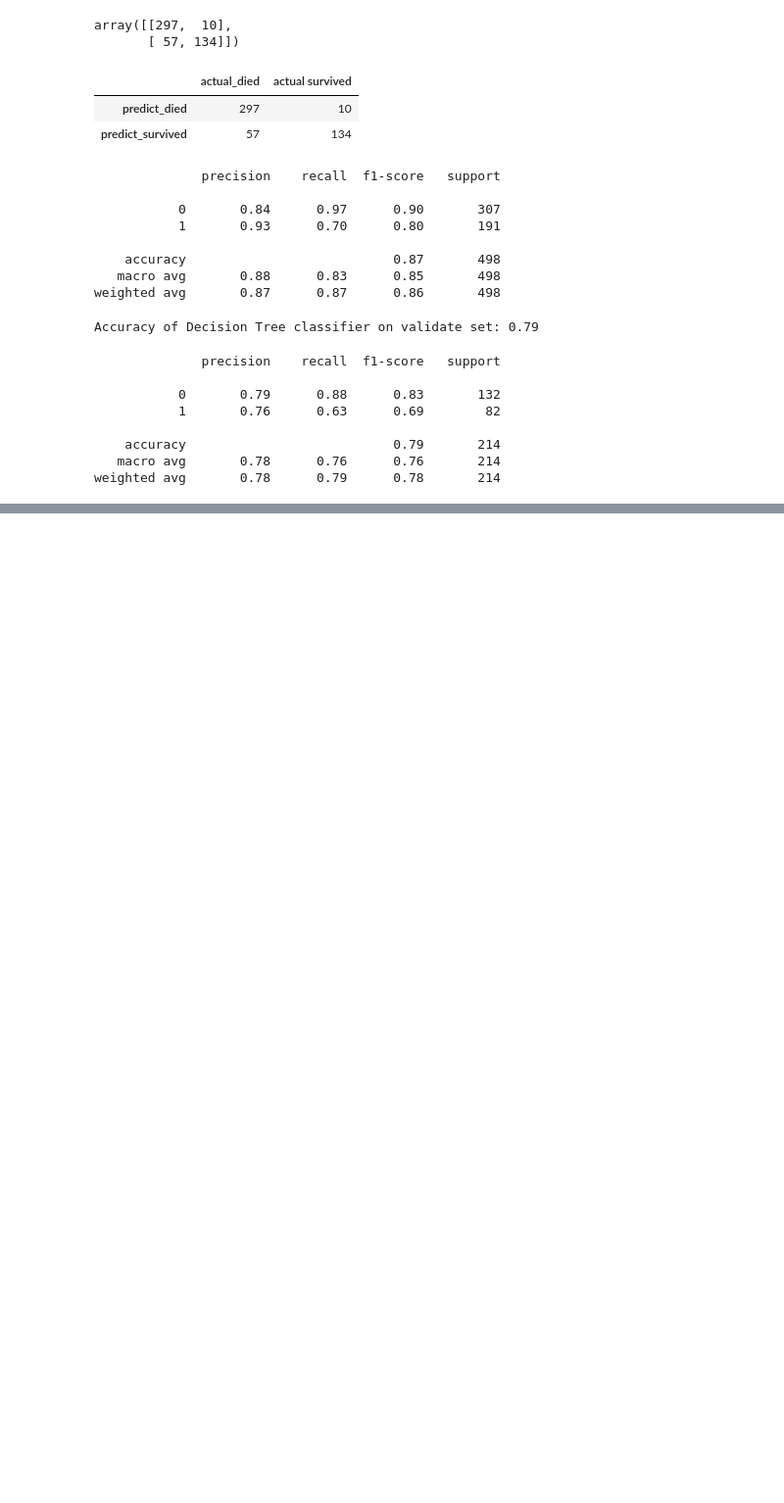
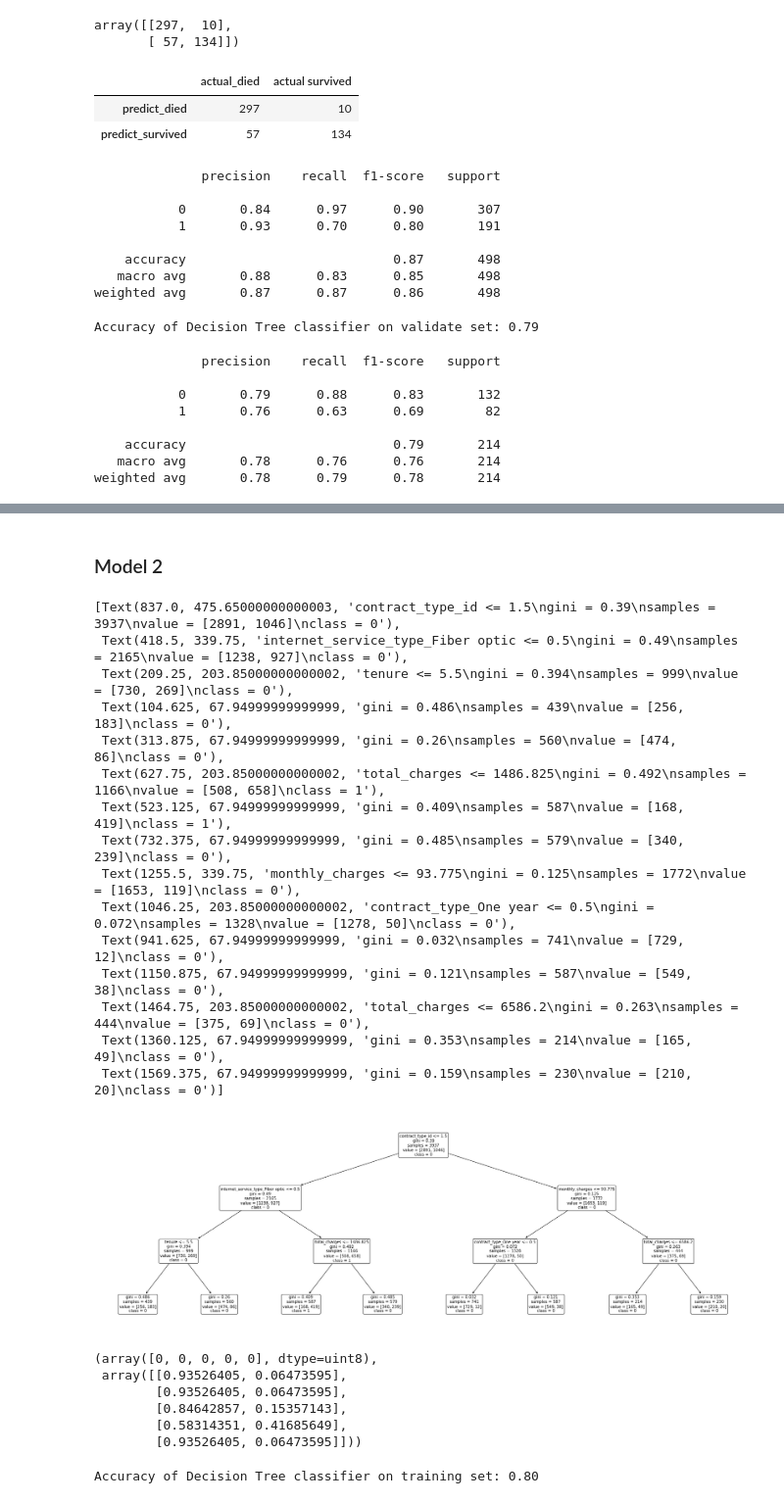
Before and after one commit to mindyshiben/classification-exercises, a Jupyter notebook: Model.ipynb, the cells around one changed output, grey strips where cells are left out. Shown at 98% size. Saved outputs shown, nothing was run; the diff lists cells and outputs as text; code cells hidden in the pictures; blank space fills up the shorter version.

Commit message:
model_exercises_telco

```diff
--- a/Model.ipynb
+++ b/Model.ipynb
@@ -386,0 +706,41 @@ weighted avg       0.78      0.79      0.78       214
+# %% [markdown]
+### Model 2
+# %%
+clf_2 = DecisionTreeClassifier(max_depth=3, random_state=123)
+clf_2 = clf_2.fit(X_train, y_train)
+plt.figure(figsize=(30, 10))
+plot_tree(clf_2, feature_names=X_train.columns, class_names = clf.classes_.astype(str), rounded=True)
+# %% [output]
+[Text(837.0, 475.65000000000003, 'contract_type_id <= 1.5\ngini = 0.39\nsamples = 3937\nvalue = [2891, 1046]\nclass = 0'),
+ Text(418.5, 339.75, 'internet_service_type_Fiber optic <= 0.5\ngini = 0.49\nsamples = 2165\nvalue = [1238, 927]\nclass = 0'),
+ Text(209.25, 203.85000000000002, 'tenure <= 5.5\ngini = 0.394\nsamples = 999\nvalue = [730, 269]\nclass = 0'),
+ Text(104.625, 67.94999999999999, 'gini = 0.486\nsamples = 439\nvalue = [256, 183]\nclass = 0'),
+ Text(313.875, 67.94999999999999, 'gini = 0.26\nsamples = 560\nvalue = [474, 86]\nclass = 0'),
+ Text(627.75, 203.85000000000002, 'total_charges <= 1486.825\ngini = 0.492\nsamples = 1166\nvalue = [508, 658]\nclass = 1'),
+ Text(523.125, 67.94999999999999, 'gini = 0.409\nsamples = 587\nvalue = [168, 419]\nclass = 1'),
+ Text(732.375, 67.94999999999999, 'gini = 0.485\nsamples = 579\nvalue = [340, 239]\nclass = 0'),
+ Text(1255.5, 339.75, 'monthly_charges <= 93.775\ngini = 0.125\nsamples = 1772\nvalue = [1653, 119]\nclass = 0'),
+ Text(1046.25, 203.85000000000002, 'contract_type_One year <= 0.5\ngini = 0.072\nsamples = 1328\nvalue = [1278, 50]\nclass = 0'),
+ Text(941.625, 67.94999999999999, 'gini = 0.032\nsamples = 741\nvalue = [729, 12]\nclass = 0'),
+ Text(1150.875, 67.94999999999999, 'gini = 0.121\nsamples = 587\nvalue = [549, 38]\nclass = 0'),
+ Text(1464.75, 203.85000000000002, 'total_charges <= 6586.2\ngini = 0.263\nsamples = 444\nvalue = [375, 69]\nclass = 0'),
+ Text(1360.125, 67.94999999999999, 'gini = 0.353\nsamples = 214\nvalue = [165, 49]\nclass = 0'),
+ Text(1569.375, 67.94999999999999, 'gini = 0.159\nsamples = 230\nvalue = [210, 20]\nclass = 0')]
+[figure, added]
+# %%
+y_pred = clf_2.predict(X_train)
+y_pred_proba = clf_2.predict_proba(X_train)
+
+y_pred[0:5], y_pred_proba[0:5]
+# %% [output]
+(array([0, 0, 0, 0, 0], dtype=uint8),
+ array([[0.93526405, 0.06473595],
+        [0.93526405, 0.06473595],
+        [0.84642857, 0.15357143],
+        [0.58314351, 0.41685649],
+        [0.93526405, 0.06473595]]))
+# %%
+print('Accuracy of Decision Tree classifier on training set: {:.2f}'
+      .format(clf_2.score(X_train, y_train)))
+# %% [output]
+Accuracy of Decision Tree classifier on training set: 0.80
```
Also changed, not shown: parts of 56 cells of this notebook.
